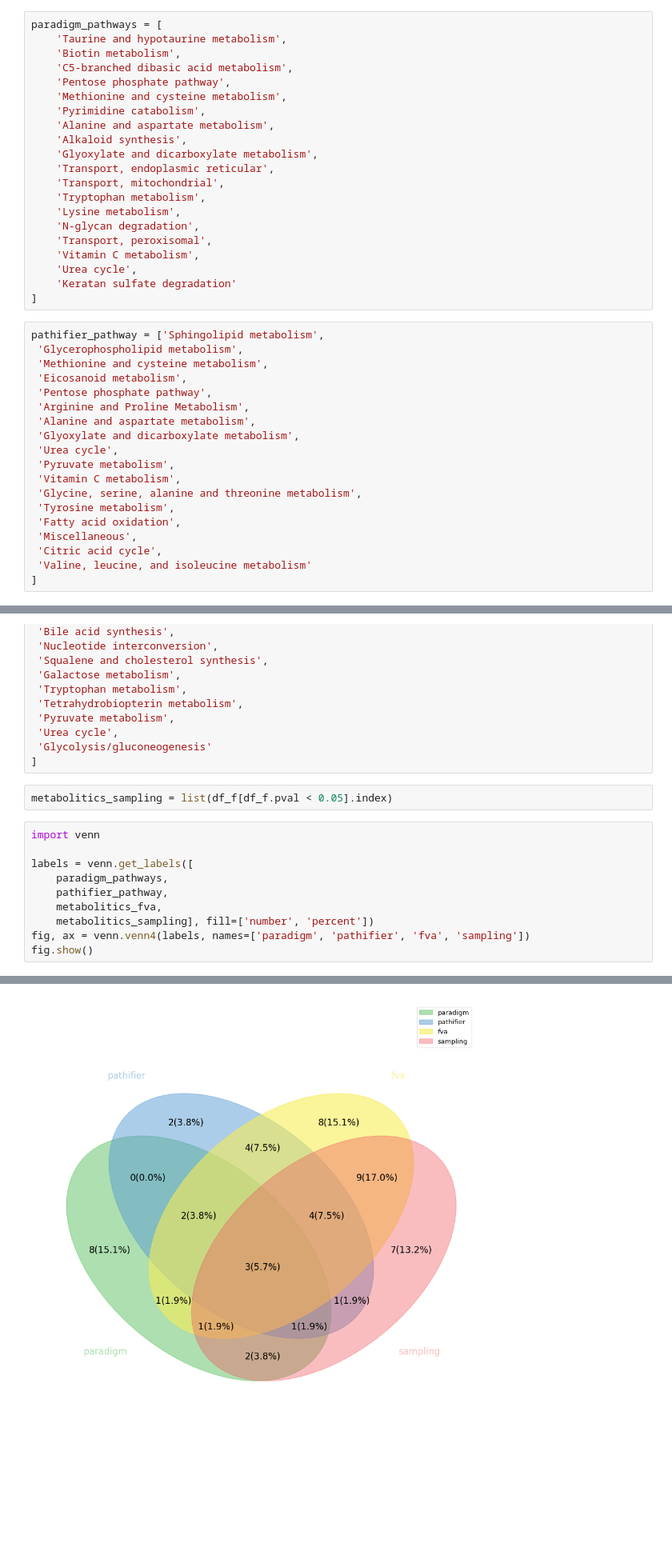
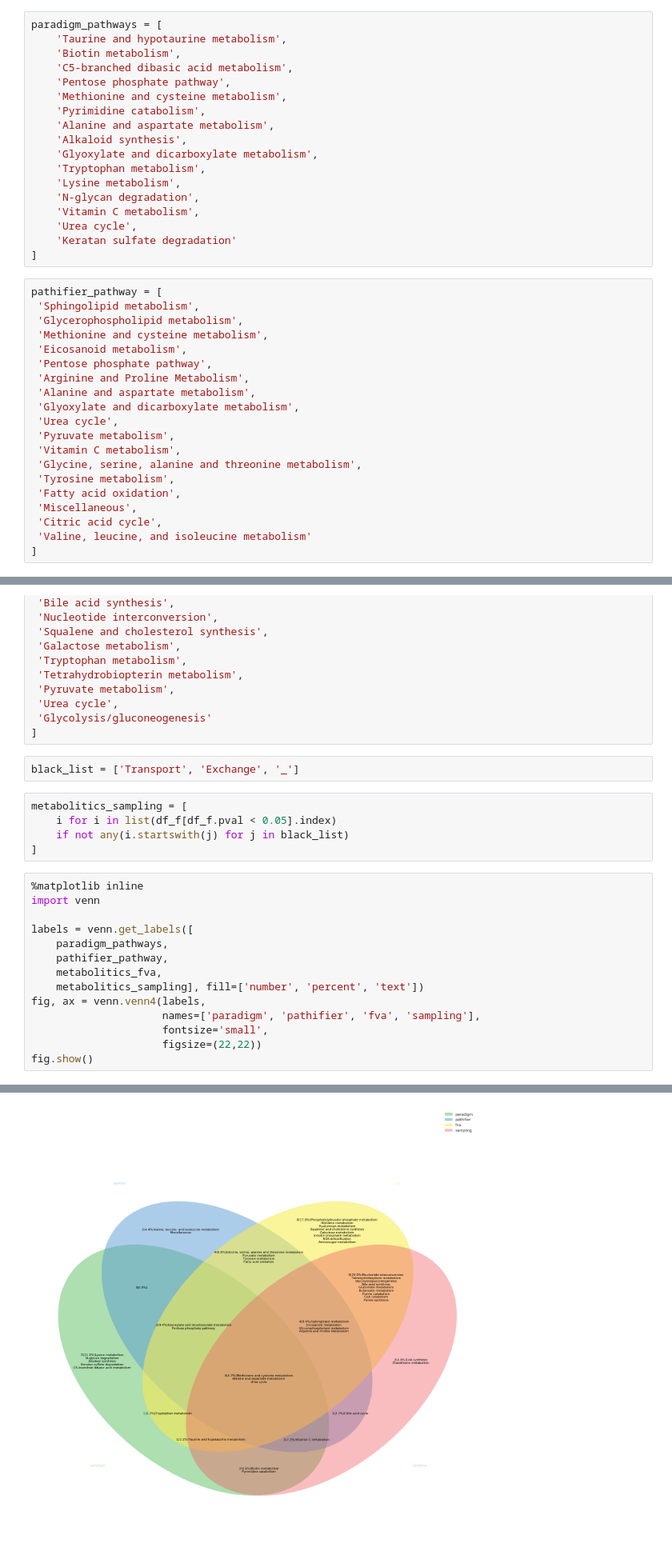
Before and after one commit to itu-bioinformatics-database-lab/metabolitics-case-studies, a Jupyter notebook: sampling/top_pathways.ipynb, the cells around one changed output, grey strips where cells are left out. Shown at 80% size. Cells and saved outputs as stored; diff of their text form; blank space fills up the shorter version.

Commit message:
sampling top pathway analysis

```diff
--- a/sampling/top_pathways.ipynb
+++ b/sampling/top_pathways.ipynb
@@ -145,18 +159,16 @@ paradigm_pathways = [
     'Alanine and aspartate metabolism',
     'Alkaloid synthesis',
     'Glyoxylate and dicarboxylate metabolism',
-    'Transport, endoplasmic reticular',
-    'Transport, mitochondrial',
     'Tryptophan metabolism',
     'Lysine metabolism',
     'N-glycan degradation',
-    'Transport, peroxisomal',
     'Vitamin C metabolism',
     'Urea cycle',
     'Keratan sulfate degradation'
 ]
 # %%
-pathifier_pathway = ['Sphingolipid metabolism',
+pathifier_pathway = [
+ 'Sphingolipid metabolism',
  'Glycerophospholipid metabolism',
  'Methionine and cysteine metabolism',
  'Eicosanoid metabolism',
@@ -209,18 +221,27 @@ metabolitics_fva = [
  'Urea cycle',
  'Glycolysis/gluconeogenesis'
 ]
+# %%
+black_list = ['Transport', 'Exchange', '_']
 # %%
-metabolitics_sampling = list(df_f[df_f.pval < 0.05].index)
+metabolitics_sampling = [
+    i for i in list(df_f[df_f.pval < 0.05].index)
+    if not any(i.startswith(j) for j in black_list)
+]
 # %%
+%matplotlib inline
 import venn
 
 labels = venn.get_labels([
     paradigm_pathways,
     pathifier_pathway,
     metabolitics_fva,
-    metabolitics_sampling], fill=['number', 'percent'])
-fig, ax = venn.venn4(labels, names=['paradigm', 'pathifier', 'fva', 'sampling'])
+    metabolitics_sampling], fill=['number', 'percent', 'text'])
+fig, ax = venn.venn4(labels,
+                     names=['paradigm', 'pathifier', 'fva', 'sampling'],
+                     fontsize='small',
+                     figsize=(22,22))
 fig.show()
 # %% [output]
 /home/muhammedhasan/Projects/metabolitics-case-studies/env/lib/python3.5/site-packages/matplotlib/figure.py:418 UserWarning: matplotlib is currently using a non-GUI backend, so cannot show the figure
-[figure, old version]
+[figure, new version]
```
Also changed, not shown: parts of 10 cells of this notebook, 2 other files.
